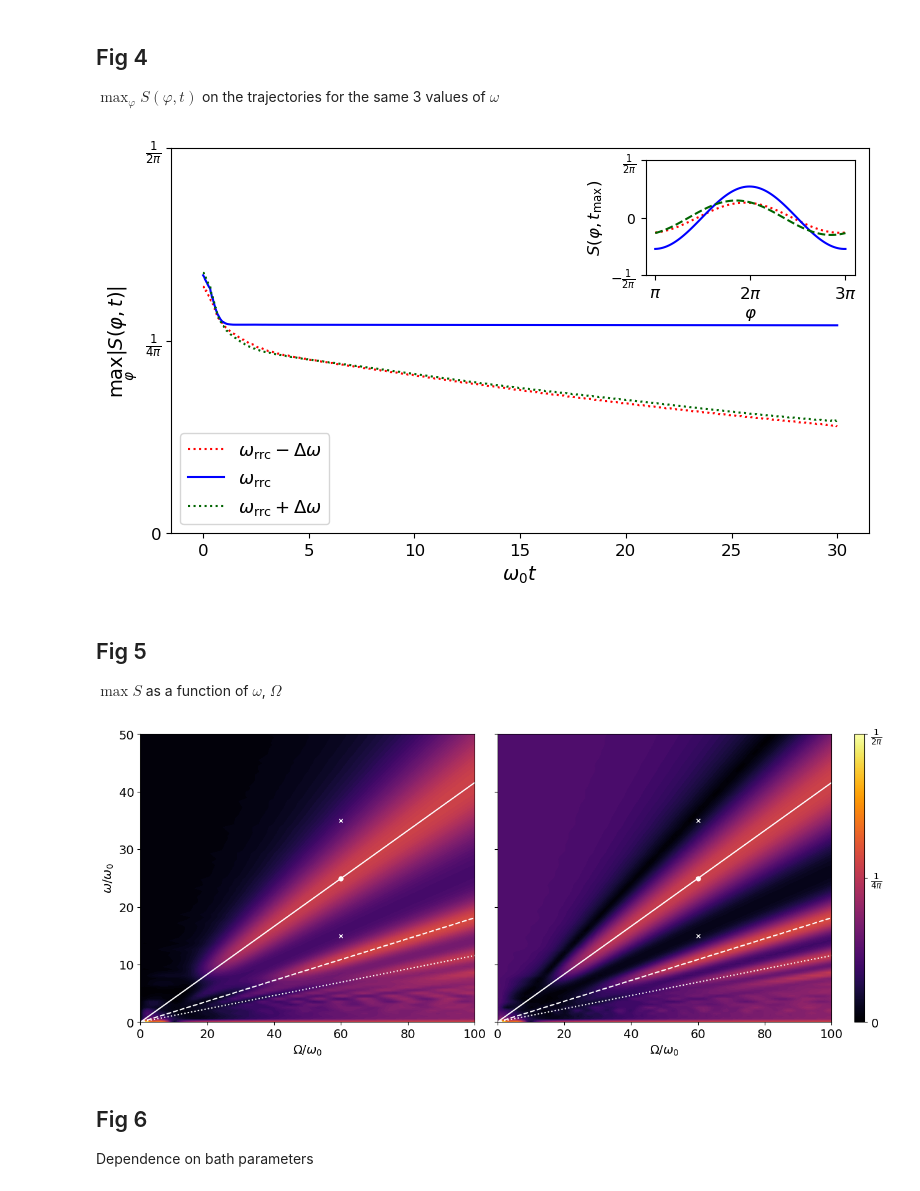
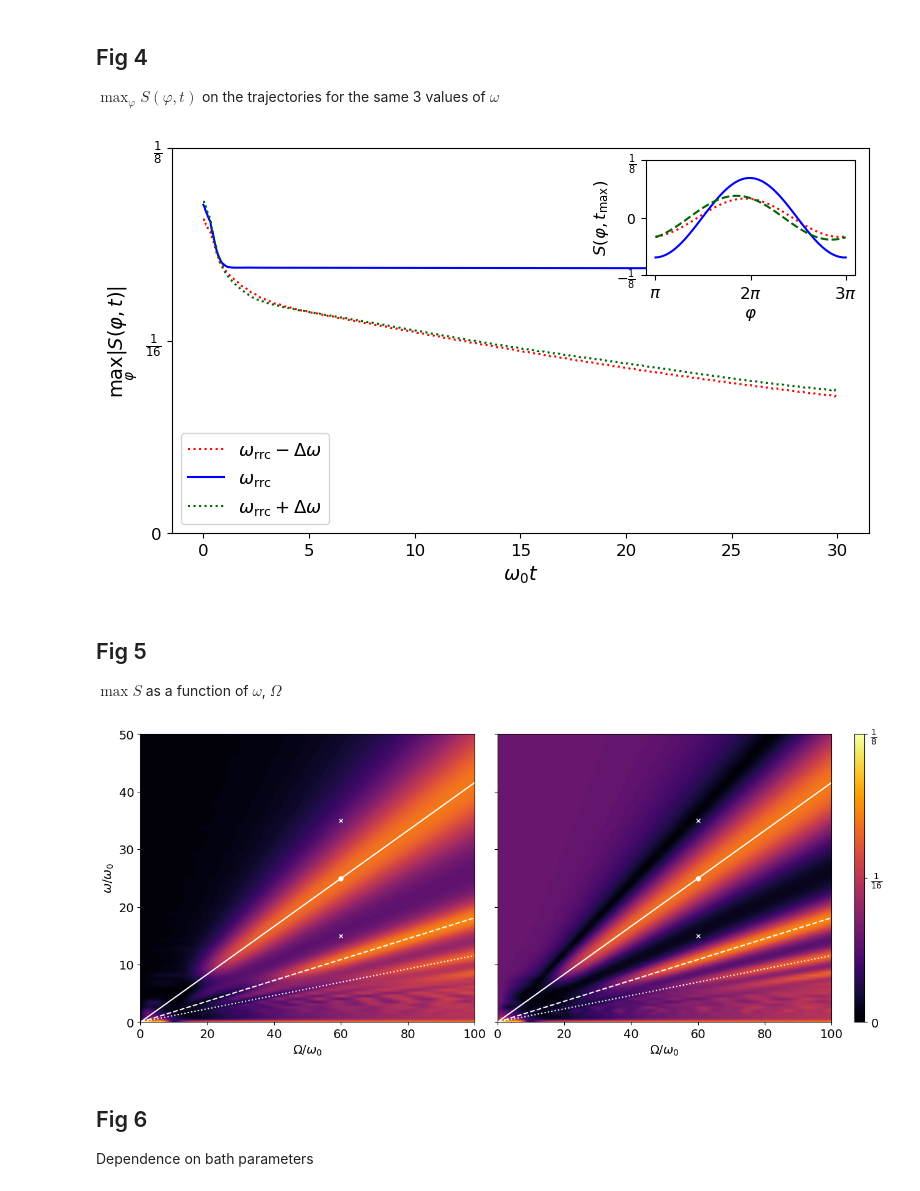
Before and after one commit to federicoSettimo/Synchronization_driven_qubit, a Jupyter notebook: synchronization.ipynb, the cells around one changed output. Drawn from its saved outputs; the diff is of its cells as text; code cells hidden in the pictures.

```diff
--- a/synchronization.ipynb
+++ b/synchronization.ipynb
@@ -25,8 +25,8 @@ from qutip.solver.heom import DrudeLorentzPadeBath, HEOMSolver
 # Max and min of Q and S
 _min_Q = 0.
 _max_Q = 1. / (2. * np.pi)
-_min_S = -1. / (2. * np.pi)
-_max_S = 1. / (2. * np.pi)
+_min_S = -1/8
+_max_S = 1/8
 
 # Default system parameters
 _omega0 = 1.
@@ -62,7 +62,6 @@ def evolve (omega0 = _omega0, Delta = _Delta, omega = _omega, Omega = _Omega, tf
 
     Returns:
         result: rho(t) for the given Omega
-        result_ponant: rho(t) for Omega resonant
         time: list of time points
         params: dictionary with the parameters used
     """
@@ -465,38 +464,38 @@ def plotMaxS (rho, rho_p, rho_m, params, figsize = _figsize_S_max, Nphi = _Nphi,
     ax.set_xlabel(r"$\omega_0 t$", fontsize=_fontsize)
     ax.legend(loc='lower left', fontsize=_fontsize-1)
 
-    y_ticks = [0, 1./(4*np.pi), 1./(2*np.pi)]
-    y_labels = [r"$0$", r"$\frac{1}{4 \pi}$", r"$\frac{1}{2 \pi}$"]
+    y_ticks = [0, 1./8, 1./16]
+    y_labels = [r"$0$", r"$\frac{1}{8}$", r"$\frac{1}{16}$"]
     ax.set_ylabel(r"$\max_\varphi\vert S(\varphi,t)\vert$", fontsize=_fontsize)
     ax.set_yticks(y_ticks)
     ax.set_yticklabels(y_labels, fontsize=_fontsize)
 
     # Plots at final time
     axx.plot(phis, S_m, s_omega_m, color=col_omega_m)
     axx.plot(phis, S, color=col_omega)
     axx.plot(phis, S_p, s_omega_p, color=col_omega_p)
 
     axx.set_xlabel(r"$\varphi$", fontsize=_fontsize-2)
     axx.set_ylabel(r"$S(\varphi,t_{\text{max}})$", fontsize=_fontsize-2)
 
     x_ticks = [0, np.pi, 2*np.pi]
     x_labels = [r"$\pi$", r"$2 \pi$", r"$3 \pi$"]
     axx.set_xticks(x_ticks)
     axx.set_xticklabels(x_labels, fontsize=_fontsize-2)
 
-    y_ticks = [0, 1/(2*np.pi), -1/(2*np.pi)]
-    y_labels = [r"$0$", r"$\frac{1}{2 \pi}$", r"$-\frac{1}{2 \pi}$"]
+    y_ticks = [0, 1/8, -1/8]
+    y_labels = [r"$0$", r"$\frac{1}{8}$", r"$-\frac{1}{8}$"]
     axx.set_yticks(y_ticks)
     axx.set_yticklabels(y_labels)
     ax.tick_params(axis='both', labelsize=_fontsize-2)
 
     plt.savefig("S_max.png", dpi=300)
     plt.show()
 
     return
 plotMaxS(rho, rho_p, rho_m, params)
 # %% [output]
-[figure, old version]
+[figure, new version]
 # %% [markdown]
 ## Fig 5
 $\max S$ as a function of $\omega$, $\Omega$
@@ -536,9 +535,9 @@ def plotMaxSOmega_Delta (omega_min = _omega_min, omega_max = _omega_max, Omega_m
             Z = sum(Zs) / len(Zs)
             ZD = sum(ZsD) / len(ZsD)
             mean_Q = np.trapz(Z * np.sin(thetas)[:, np.newaxis], thetas, axis=0) - (1 / (2 * np.pi))
-            Smax[i,j] = min(np.max(abs(mean_Q)), 1./(2 * np.pi))
+            Smax[i,j] = min(np.max(abs(mean_Q)), _max_S)
             mean_Q = np.trapz(ZD * np.sin(thetas)[:, np.newaxis], thetas, axis=0) - (1 / (2 * np.pi))
-            SmaxD[i,j] = min(np.max(abs(mean_Q)), 1./(2 * np.pi))
+            SmaxD[i,j] = min(np.max(abs(mean_Q)), _max_S)
 
     #fig, ax = plt.subplots(1, 2, figsize=figsize, sharex=True, sharey=True, tight_layout=True)
     fig = plt.figure(figsize=figsize)
@@ -556,13 +555,11 @@ def plotMaxSOmega_Delta (omega_min = _omega_min, omega_max = _omega_max, Omega_m
 
     sm = mpl.cm.ScalarMappable(cmap='inferno', norm=mpl.colors.Normalize(0,_max_S))
     sm.set_array([])
-    #cbar = fig.colorbar(sm, ax=ax[1])
     cbar = fig.colorbar(sm, cax=cbar_ax)
 
-    ticks = [0, 1/(4*np.pi), 1/(2*np.pi)]
+    ticks = [0, 1/16, 1/8]
     cbar.set_ticks(ticks)
-
-    cbar.set_ticklabels([r"$0$", r"$\frac{1}{4\pi}$", r"$\frac{1}{2\pi}$"])
+    cbar.set_ticklabels([r"$0$", r"$\frac{1}{16}$", r"$\frac{1}{8}$"])
 
     cbar.ax.tick_params(labelsize=_fontsize)
 
@@ -589,7 +586,7 @@ def plotMaxSOmega_Delta (omega_min = _omega_min, omega_max = _omega_max, Omega_m
     return
 plotMaxSOmega_Delta(Nomegas=100, omega_min=0, Omega_min=0)
 # %% [output]
-[figure, old version]
+[figure, new version]
 # %% [markdown]
 ## Fig 6
 Dependence on bath parameters
```
Also changed, not shown: parts of 2 cells of this notebook.
